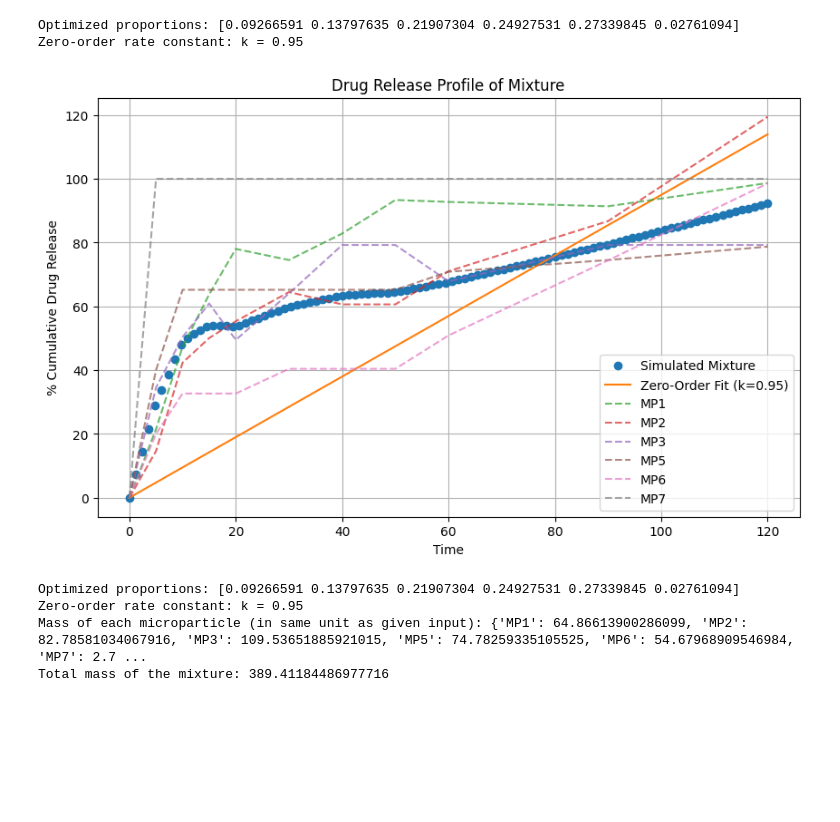
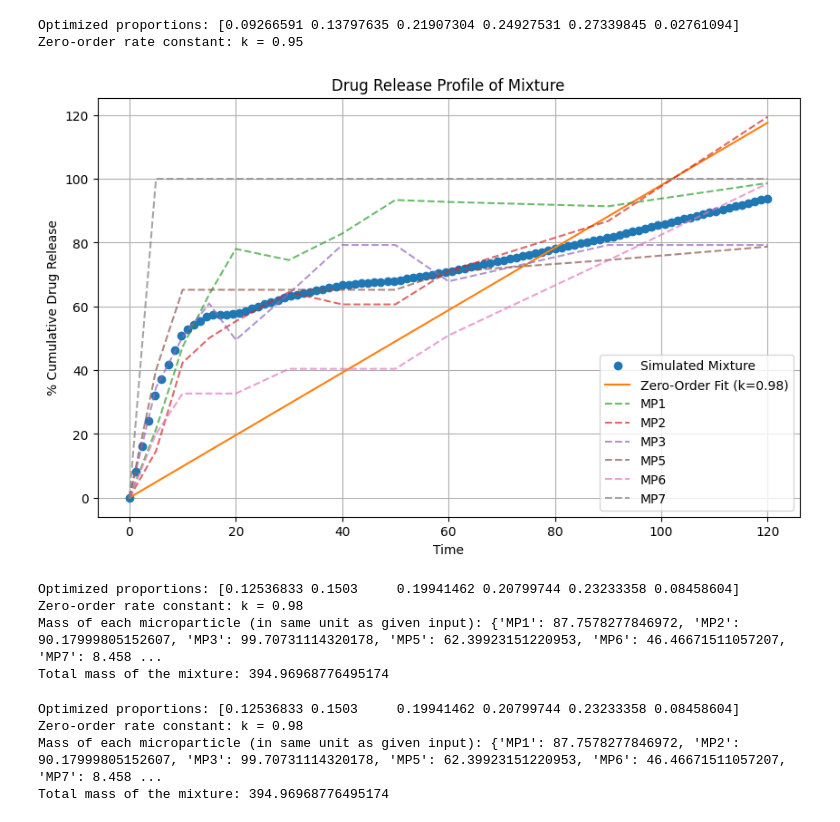
Before and after one commit to Swayamprakashpatel/Release_Simulation, a Jupyter notebook: Microsphere_Release_Simulation_Updated.ipynb, the cells around one changed output. Drawn from its saved outputs; the diff is of its cells as text; code cells hidden in the pictures; blank space fills up the shorter version.

```diff
--- a/Microsphere_Release_Simulation_Updated.ipynb
+++ b/Microsphere_Release_Simulation_Updated.ipynb
@@ -679,7 +679,7 @@ def optimize_proportions(desired_k):
     return result.x
 
 # Example usage: find proportions for a desired zero-order rate constant k
-desired_k = 0.95  # Replace with your desired zero-order rate constant
+desired_k = 0.98  # Replace with your desired zero-order rate constant
 optimized_proportions = optimize_proportions(desired_k)
 weighted_release = calculate_weighted_release(optimized_proportions)
 
@@ -689,34 +689,38 @@ k = params[0]
 
 # Calculate the mass of each microparticle type needed for a 100mg total drug load
 total_drug_needed = 100  # mg
 mass_per_microparticle = {}
 for i, key in enumerate(interpolated_releases.keys()):
     mass_per_microparticle[key] = (optimized_proportions[i] * total_drug_needed) / drug_content_per_microparticle[key]
 
 
 # Plot the results
 plt.figure(figsize=(10, 6))
 plt.plot(common_time_points, weighted_release, 'o', label='Simulated Mixture')
 plt.plot(common_time_points, zero_order_kinetics(common_time_points, k), '-', label=f'Zero-Order Fit (k={k:.2f})')
 for key, df in data_frames.items():
     plt.plot(df['Time'], df['CumulativeRelease'], '--', label=key, alpha=0.7)
 plt.xlabel('Time')
 plt.ylabel('% Cumulative Drug Release')
 plt.title('Drug Release Profile of Mixture')
 plt.legend()
 plt.grid(True)
 plt.show()
 
 # Printing the optimized proportions, rate constant, and mass of each microparticle
 print(f'Optimized proportions: {optimized_proportions}')
 print(f'Zero-order rate constant: k = {k:.2f}')
 print(f'Mass of each microparticle (in same unit as given input): {mass_per_microparticle}')
 
 
 total_mass = sum(mass_per_microparticle.values())
 print(f"Total mass of the mixture: {total_mass}")
 # %% [output]
-[figure, old version]
+[figure, new version]
+Optimized proportions: [0.12536833 0.1503     0.19941462 0.20799744 0.23233358 0.08458604]
+Zero-order rate constant: k = 0.98
+Mass of each microparticle (in same unit as given input): {'MP1': 87.7578277846972, 'MP2': 90.17999805152607, 'MP3': 99.70731114320178, 'MP5': 62.39923151220953, 'MP6': 46.46671511057207, 'MP7': 8.458 ...
+Total mass of the mixture: 394.96968776495174
 # %%
 # Printing the optimized proportions, rate constant, and mass of each microparticle
 print(f'Optimized proportions: {optimized_proportions}')
@@ -727,7 +731,7 @@ print(f'Mass of each microparticle (in same unit as given input): {mass_per_micr
 total_mass = sum(mass_per_microparticle.values())
 print(f"Total mass of the mixture: {total_mass}")
 # %% [output]
-Optimized proportions: [0.09266591 0.13797635 0.21907304 0.24927531 0.27339845 0.02761094]
-Zero-order rate constant: k = 0.95
-Mass of each microparticle (in same unit as given input): {'MP1': 64.86613900286099, 'MP2': 82.78581034067916, 'MP3': 109.53651885921015, 'MP5': 74.78259335105525, 'MP6': 54.67968909546984, 'MP7': 2.7 ...
-Total mass of the mixture: 389.41184486977716
+Optimized proportions: [0.12536833 0.1503     0.19941462 0.20799744 0.23233358 0.08458604]
+Zero-order rate constant: k = 0.98
+Mass of each microparticle (in same unit as given input): {'MP1': 87.7578277846972, 'MP2': 90.17999805152607, 'MP3': 99.70731114320178, 'MP5': 62.39923151220953, 'MP6': 46.46671511057207, 'MP7': 8.458 ...
+Total mass of the mixture: 394.96968776495174
```
Also changed, not shown: parts of 2 cells of this notebook.
